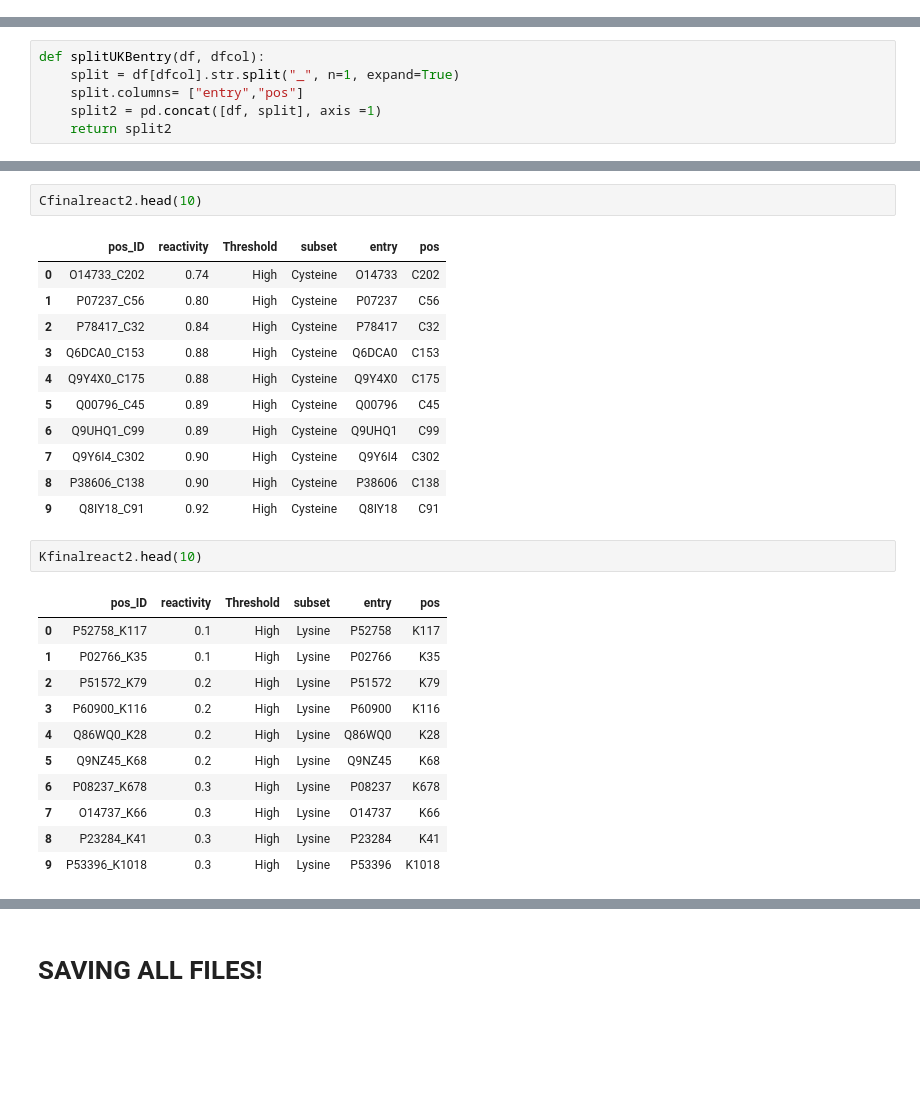
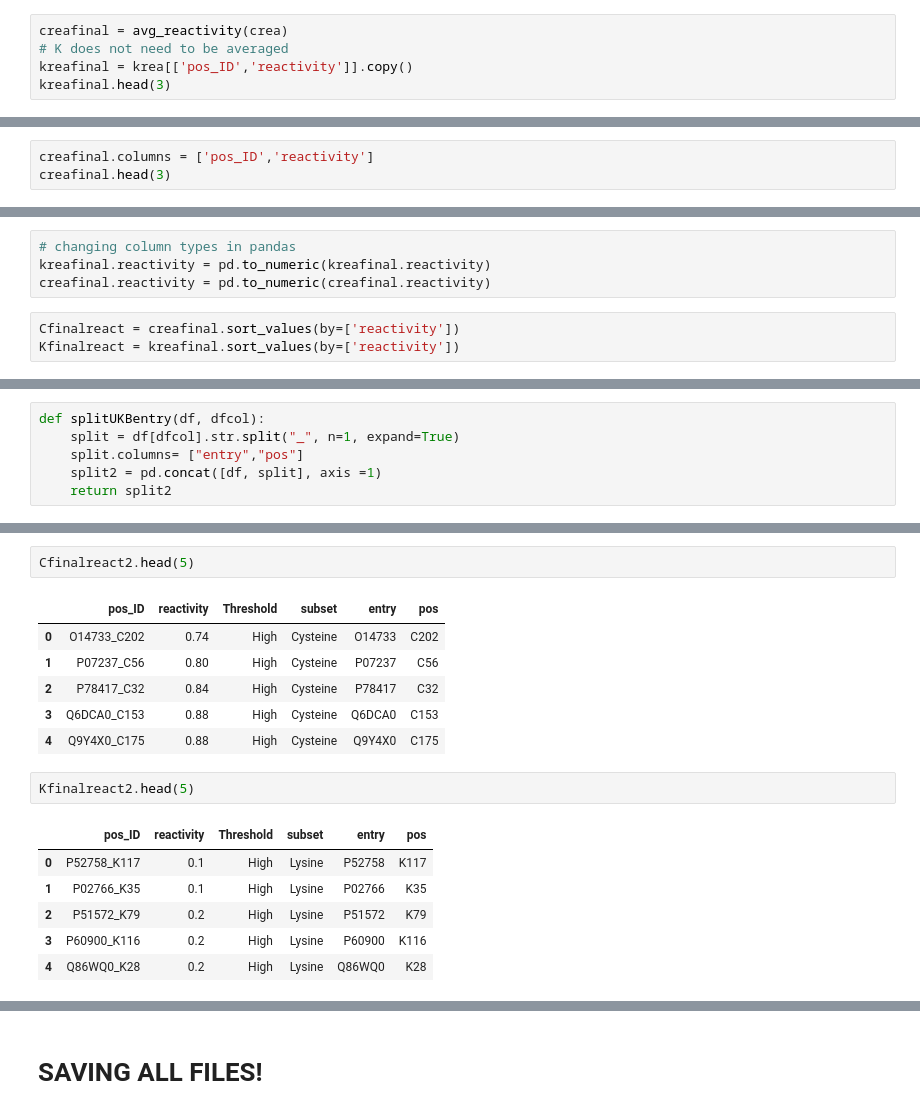
Before and after one commit to Mfpfox/MAPPING, a Jupyter notebook: A19_11_05_Nature2012_CK_subsets.ipynb, the cells around one changed output, grey strips where cells are left out. Cells and saved outputs as stored; diff of their text form; blank space fills up the shorter version.

```diff
--- a/A19_11_05_Nature2012_CysLys_mapped_2018UKB.ipynb
+++ b/A19_11_05_Nature2012_CK_subsets.ipynb
@@ -831,0 +903,5 @@ Kfinalreact = Kfinalreact.sort_values(by=['reactivity'])
+# %%
+creafinal = avg_reactivity(crea)
+# K does not need to be averaged
+kreafinal = krea[['pos_ID','reactivity']].copy()
+kreafinal.head(3)
@@ -831,0 +915,3 @@ Kfinalreact = Kfinalreact.sort_values(by=['reactivity'])
+# %%
+creafinal.columns = ['pos_ID','reactivity']
+creafinal.head(3)
@@ -832,3 +923,10 @@ Kfinalreact = Kfinalreact.sort_values(by=['reactivity'])
+# %%
+# changing column types in pandas
+kreafinal.reactivity = pd.to_numeric(kreafinal.reactivity)
+creafinal.reactivity = pd.to_numeric(creafinal.reactivity)
+# %%
+Cfinalreact = creafinal.sort_values(by=['reactivity'])
+Kfinalreact = kreafinal.sort_values(by=['reactivity'])
 # %%
 allreact = Kfinalreact.append(Cfinalreact,ignore_index=True)
 # %%
@@ -1262,19 +1231,14 @@ Kever2.head(10)
 # %%
-Cfinalreact2.head(10)
+Cfinalreact2.head(5)
 # %% [output]
 |  | pos_ID | reactivity | Threshold | subset | entry | pos |
 | 0 | O14733_C202 | 0.74 | High | Cysteine | O14733 | C202 |
 | 1 | P07237_C56 | 0.80 | High | Cysteine | P07237 | C56 |
 | 2 | P78417_C32 | 0.84 | High | Cysteine | P78417 | C32 |
 | 3 | Q6DCA0_C153 | 0.88 | High | Cysteine | Q6DCA0 | C153 |
 | 4 | Q9Y4X0_C175 | 0.88 | High | Cysteine | Q9Y4X0 | C175 |
-| 5 | Q00796_C45 | 0.89 | High | Cysteine | Q00796 | C45 |
-| 6 | Q9UHQ1_C99 | 0.89 | High | Cysteine | Q9UHQ1 | C99 |
-| 7 | Q9Y6I4_C302 | 0.90 | High | Cysteine | Q9Y6I4 | C302 |
-| 8 | P38606_C138 | 0.90 | High | Cysteine | P38606 | C138 |
-| 9 | Q8IY18_C91 | 0.92 | High | Cysteine | Q8IY18 | C91 |
 # %%
-Kfinalreact2.head(10)
+Kfinalreact2.head(5)
 # %% [output]
 |  | pos_ID | reactivity | Threshold | subset | entry | pos |
 | 0 | P52758_K117 | 0.1 | High | Lysine | P52758 | K117 |
@@ -1282,8 +1246,3 @@ Kfinalreact2.head(10)
 | 2 | P51572_K79 | 0.2 | High | Lysine | P51572 | K79 |
 | 3 | P60900_K116 | 0.2 | High | Lysine | P60900 | K116 |
 | 4 | Q86WQ0_K28 | 0.2 | High | Lysine | Q86WQ0 | K28 |
-| 5 | Q9NZ45_K68 | 0.2 | High | Lysine | Q9NZ45 | K68 |
-| 6 | P08237_K678 | 0.3 | High | Lysine | P08237 | K678 |
-| 7 | O14737_K66 | 0.3 | High | Lysine | O14737 | K66 |
-| 8 | P23284_K41 | 0.3 | High | Lysine | P23284 | K41 |
-| 9 | P53396_K1018 | 0.3 | High | Lysine | P53396 | K1018 |
```
Also changed, not shown: parts of 146 cells of this notebook, 4 other files.
